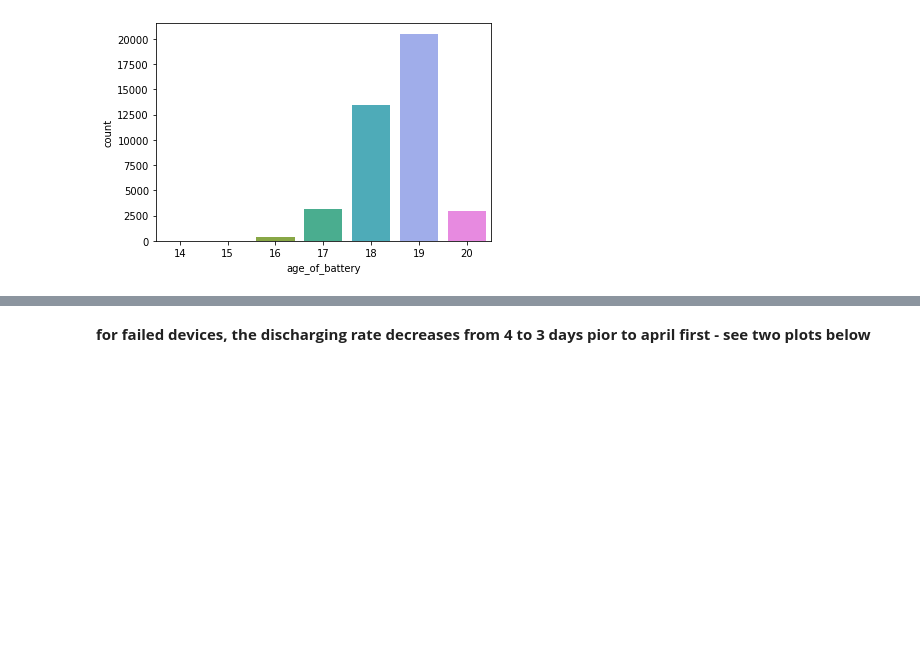
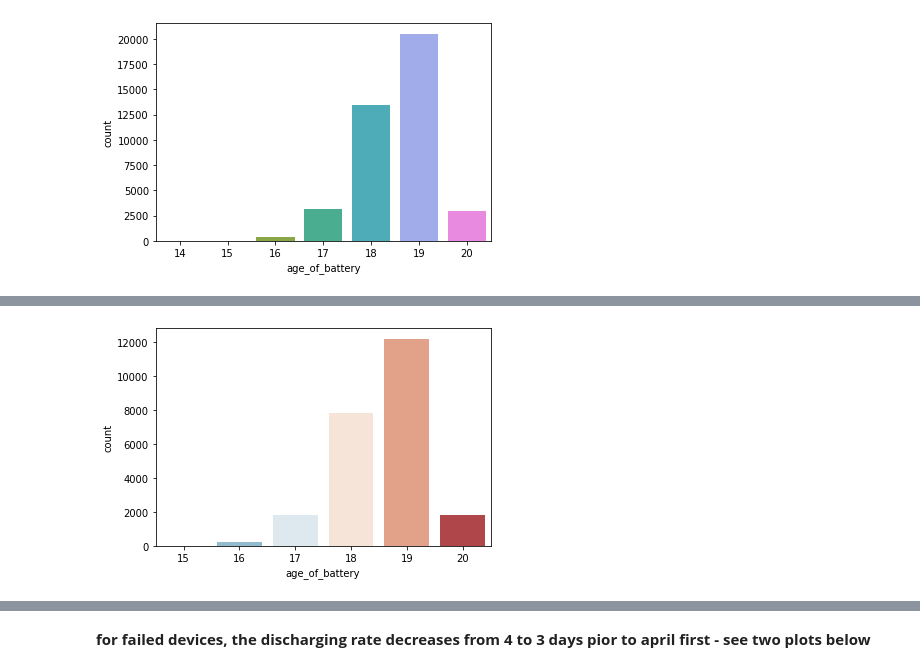
Before and after one commit to natalia-kurbakova/Baruch-Data-Challenge, a Jupyter notebook: add_to_exploration.ipynb, the cells around one changed output, grey strips where cells are left out. Drawn from its saved outputs; the diff is of its cells as text; code cells hidden in the pictures; blank space fills up the shorter version.

```diff
--- a/add_to_exploration.ipynb
+++ b/add_to_exploration.ipynb
@@ -84,3 +89,16 @@ plt.show()
 failed_false = train[train['fail_7']==0].sample(n=fail_7_count)
 # %%
 df_different_size = pd.concat([failed_true,failed_false], ignore_index=True)
+# %%
+abnormal_cycle_time = train[train['charge_cycle_time_below_12']==True]
+normal_cycle_time = train[train['charge_cycle_time_below_12']==False]
+
+abnormal_cycle_time_failed = abnormal_cycle_time[abnormal_cycle_time['fail_7']==1]
+#abnormal_cycle_time_failed.sample(n=15)
+#abnormal_cycle_time.groupby('fail_7').count()
+#normal_cycle_time.groupby('fail_7').count()
+# %%
+sns.countplot(data=abnormal_cycle_time, x='age_of_battery')
+plt.show()
+# %% [output]
+[figure, added]
```
Also changed, not shown: parts of 5 cells of this notebook.
